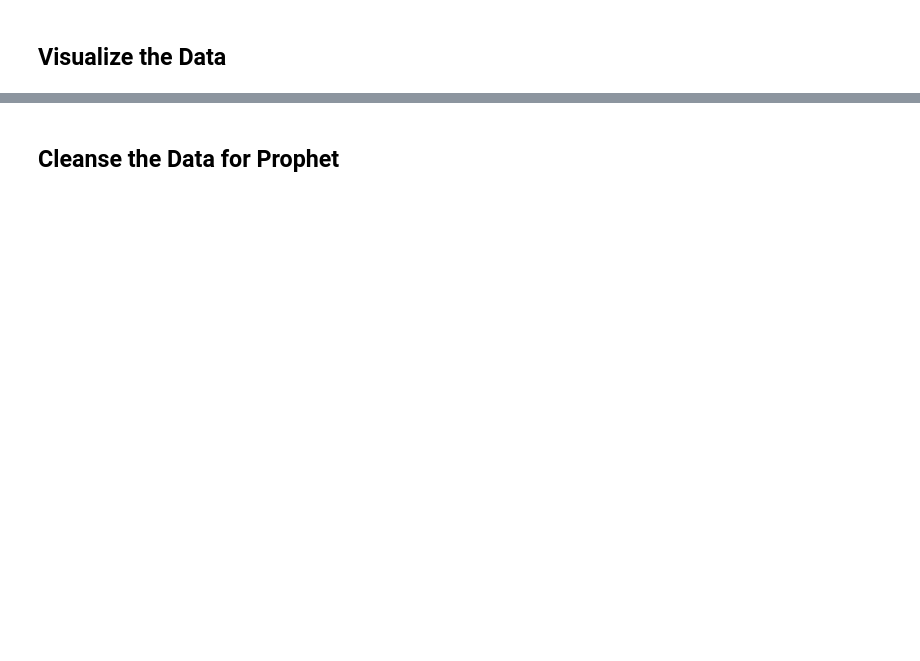
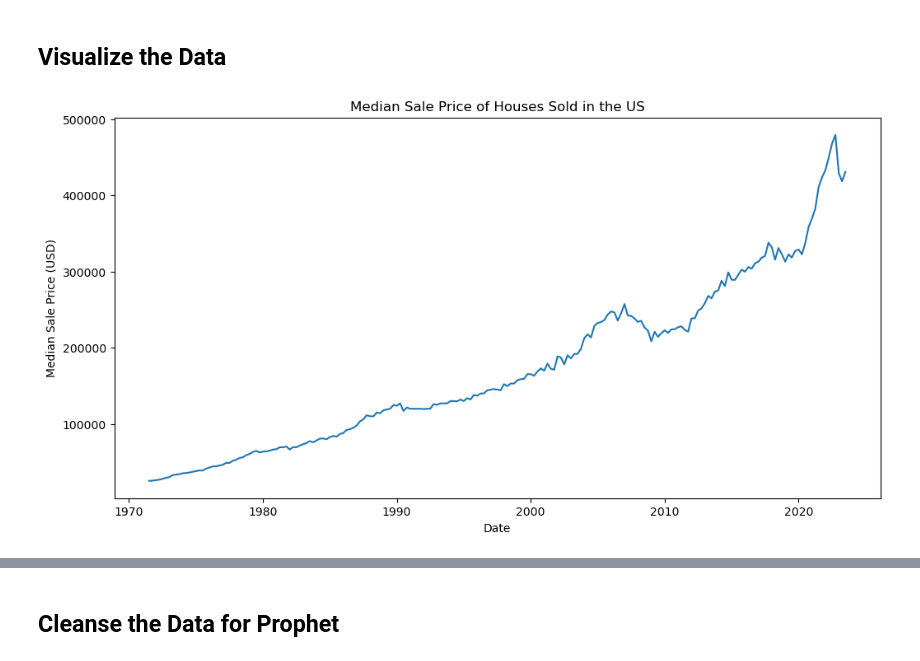
Before and after one commit to juanlavieri/housing_currency, a Jupyter notebook: Housing_Prices_Analysis.ipynb, the cells around one changed output, grey strips where cells are left out. Saved outputs shown, nothing was run; the diff lists cells and outputs as text; code cells hidden in the pictures; blank space fills up the shorter version.

```diff
--- a/Housing_Prices_Analysis.ipynb
+++ b/Housing_Prices_Analysis.ipynb
@@ -3,3 +6,6 @@
 # %%
-# Code to extract U.S. Housing Prices data
-# Example: pd.read_csv('path_to_housing_prices_data.csv')
+import pandas as pd
+
+# Replace 'path_to_file' with the path to your CSV file
+housing_prices_df = pd.read_csv('Resources/MSPUS.csv')
+print(housing_prices_df.head())
@@ -5,0 +19,4 @@
+# %%
+# Converting the 'DATE' column to a datetime object
+housing_prices_df['DATE'] = pd.to_datetime(housing_prices_df['DATE'])
+housing_prices_df.info()
@@ -7,4 +34,14 @@
 ## Visualize the Data
 # %%
 # Code for initial visualization of the U.S. Housing Prices data
-# Example: plt.plot(housing_prices_df['Date'], housing_prices_df['Price'])
+import matplotlib.pyplot as plt
+
+# Plot the time series data
+plt.figure(figsize=(12, 6))
+plt.plot(housing_prices_df['DATE'], housing_prices_df['MSPUS'])
+plt.title('Median Sale Price of Houses Sold in the US')
+plt.xlabel('Date')
+plt.ylabel('Median Sale Price (USD)')
+plt.show()
+# %% [output]
+[figure, added]
```
Also changed, not shown: parts of 11 cells of this notebook, 5 other files.
